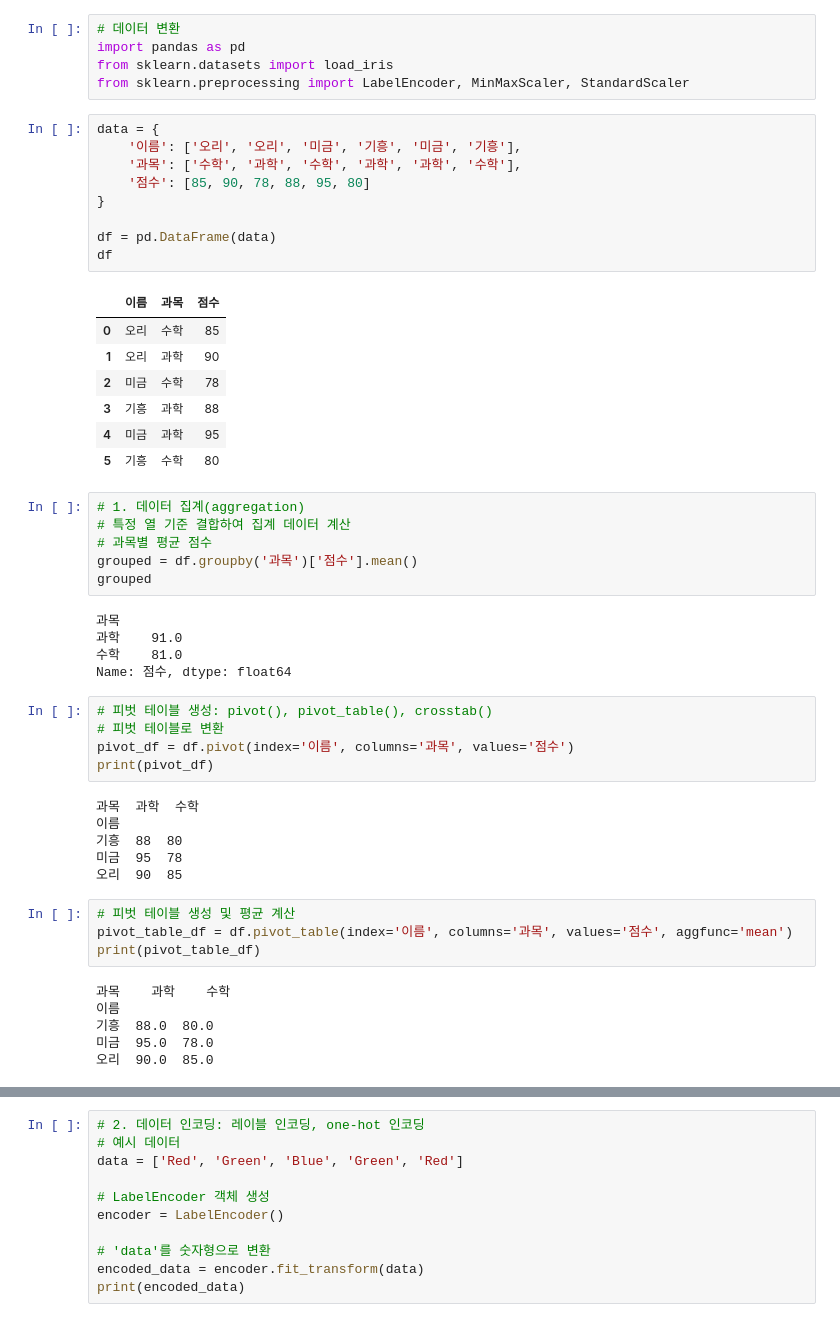
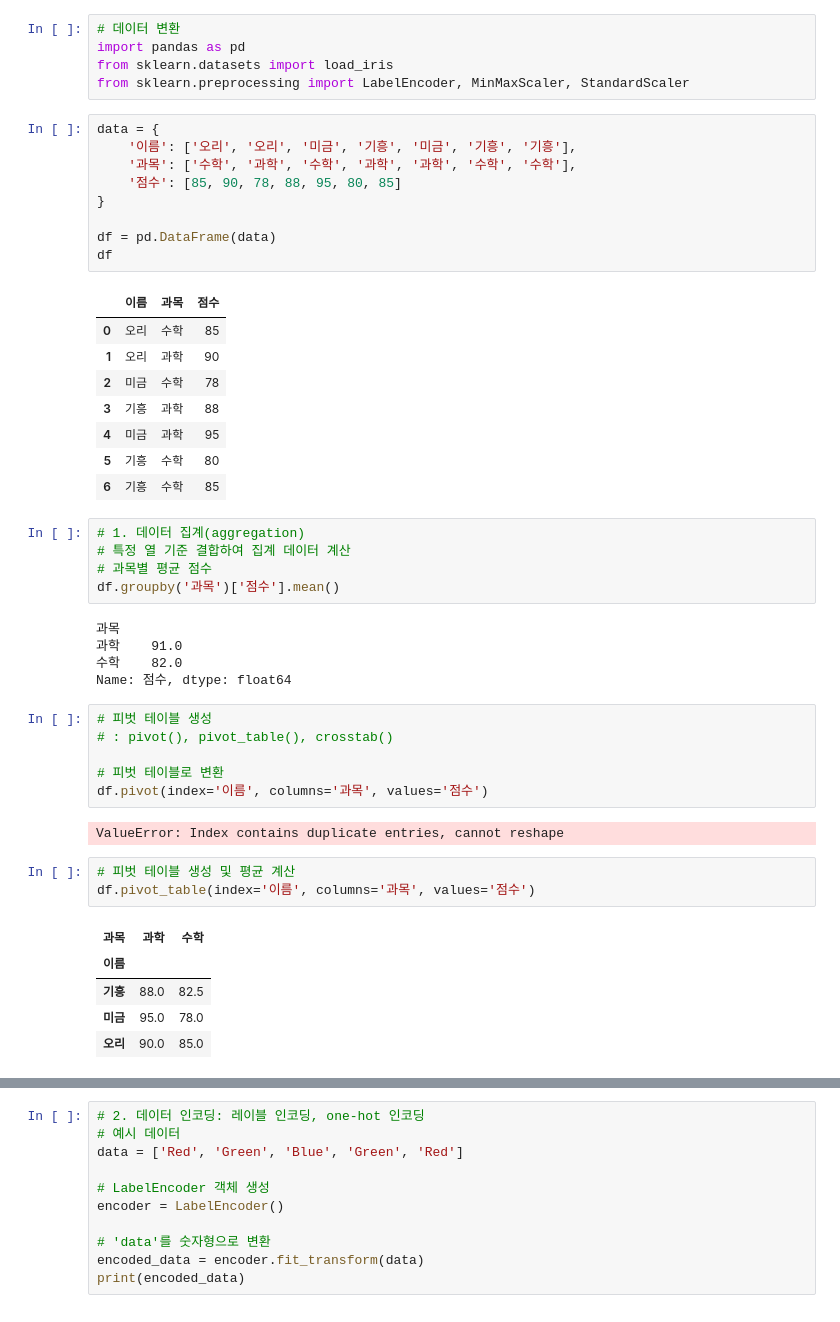
Before and after one commit to oakilae-droid/big0611, a Jupyter notebook: py/p04_머신러닝과딥러닝/ch02_전처리/ex04_변환.ipynb, the cells around one changed output, grey strips where cells are left out. Cells and saved outputs as stored; diff of their text form.

```diff
--- a/py/p04_머신러닝과딥러닝/ch02_전처리/ex04_변환.ipynb
+++ b/py/p04_머신러닝과딥러닝/ch02_전처리/ex04_변환.ipynb
@@ -5,52 +5,48 @@ from sklearn.datasets import load_iris
 from sklearn.preprocessing import LabelEncoder, MinMaxScaler, StandardScaler
 # %%
 data = {
-    '이름': ['오리', '오리', '미금', '기흥', '미금', '기흥'],
-    '과목': ['수학', '과학', '수학', '과학', '과학', '수학'],
-    '점수': [85, 90, 78, 88, 95, 80]
+    '이름': ['오리', '오리', '미금', '기흥', '미금', '기흥', '기흥'],
+    '과목': ['수학', '과학', '수학', '과학', '과학', '수학', '수학'],
+    '점수': [85, 90, 78, 88, 95, 80, 85]
 }
 
 df = pd.DataFrame(data)
 df
 # %% [output]
 |  | 이름 | 과목 | 점수 |
 | 0 | 오리 | 수학 | 85 |
 | 1 | 오리 | 과학 | 90 |
 | 2 | 미금 | 수학 | 78 |
 | 3 | 기흥 | 과학 | 88 |
 | 4 | 미금 | 과학 | 95 |
 | 5 | 기흥 | 수학 | 80 |
+| 6 | 기흥 | 수학 | 85 |
 # %%
 # 1. 데이터 집계(aggregation)
 # 특정 열 기준 결합하여 집계 데이터 계산
 # 과목별 평균 점수
-grouped = df.groupby('과목')['점수'].mean()
-grouped
+df.groupby('과목')['점수'].mean()
 # %% [output]
 과목
 과학    91.0
-수학    81.0
+수학    82.0
 Name: 점수, dtype: float64
 # %%
-# 피벗 테이블 생성: pivot(), pivot_table(), crosstab()
+# 피벗 테이블 생성
+# : pivot(), pivot_table(), crosstab()
+
 # 피벗 테이블로 변환
-pivot_df = df.pivot(index='이름', columns='과목', values='점수')
-print(pivot_df)
+df.pivot(index='이름', columns='과목', values='점수')
 # %% [output]
-과목  과학  수학
-이름
-기흥  88  80
-미금  95  78
-오리  90  85
+ValueError: Index contains duplicate entries, cannot reshape
 # %%
 # 피벗 테이블 생성 및 평균 계산
-pivot_table_df = df.pivot_table(index='이름', columns='과목', values='점수', aggfunc='mean')
-print(pivot_table_df)
+df.pivot_table(index='이름', columns='과목', values='점수')
 # %% [output]
-과목    과학    수학
-이름
-기흥  88.0  80.0
-미금  95.0  78.0
-오리  90.0  85.0
+| 과목 | 과학 | 수학 |
+| 이름 |  |  |
+| 기흥 | 88.0 | 82.5 |
+| 미금 | 95.0 | 78.0 |
+| 오리 | 90.0 | 85.0 |
 # %%
 # 이름과 과목에 따른 점수 합계
```
Also changed, not shown: parts of 14 cells of this notebook, 3 other files.
